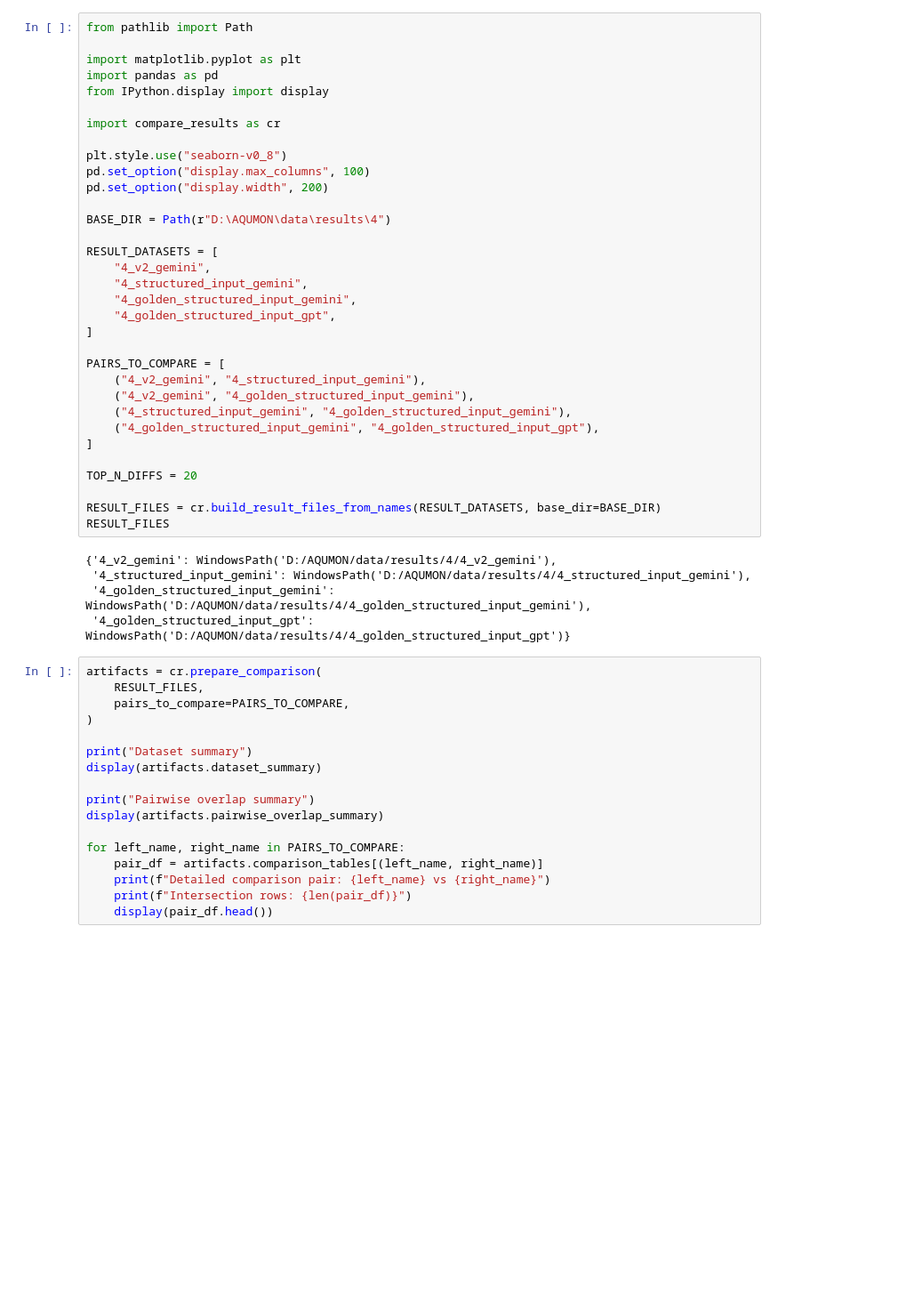
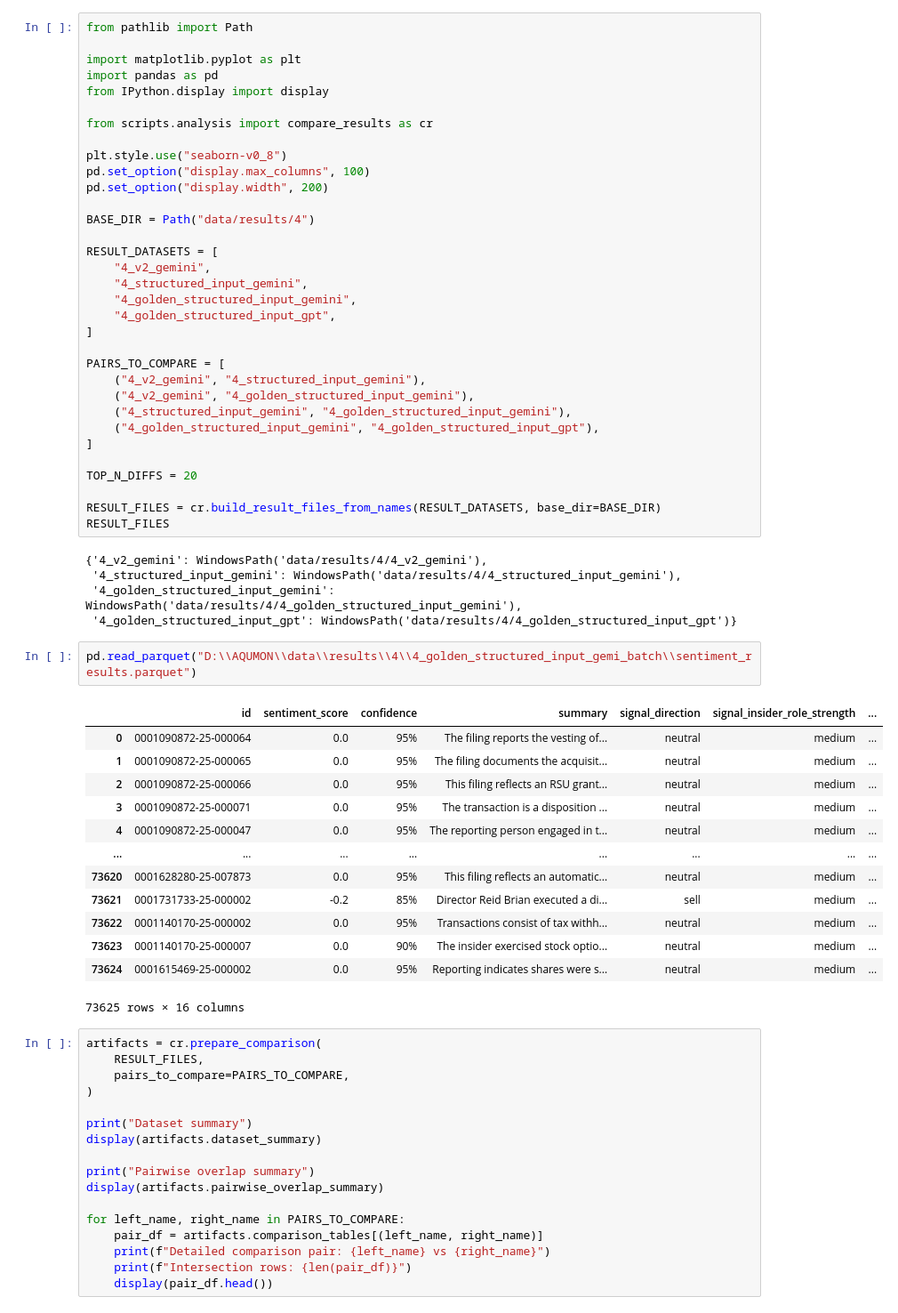
Before and after one commit to WuHaohai06/2026_aqumon_capstone_project, a Jupyter notebook: compare_result_test.ipynb, the cells around one changed output. Shown at 89% size. Cells and saved outputs as stored; diff of their text form; blank space fills up the shorter version.

```diff
--- a/compare_result_test.ipynb
+++ b/compare_result_test.ipynb
@@ -21,13 +21,13 @@ import matplotlib.pyplot as plt
 import pandas as pd
 from IPython.display import display
 
-import compare_results as cr
+from scripts.analysis import compare_results as cr
 
 plt.style.use("seaborn-v0_8")
 pd.set_option("display.max_columns", 100)
 pd.set_option("display.width", 200)
 
-BASE_DIR = Path(r"D:\AQUMON\data\results\4")
+BASE_DIR = Path("data/results/4")
 
 RESULT_DATASETS = [
     "4_v2_gemini",
@@ -48,10 +48,26 @@ TOP_N_DIFFS = 20
 RESULT_FILES = cr.build_result_files_from_names(RESULT_DATASETS, base_dir=BASE_DIR)
 RESULT_FILES
 # %% [output]
-{'4_v2_gemini': WindowsPath('D:/AQUMON/data/results/4/4_v2_gemini'),
- '4_structured_input_gemini': WindowsPath('D:/AQUMON/data/results/4/4_structured_input_gemini'),
- '4_golden_structured_input_gemini': WindowsPath('D:/AQUMON/data/results/4/4_golden_structured_input_gemini'),
- '4_golden_structured_input_gpt': WindowsPath('D:/AQUMON/data/results/4/4_golden_structured_input_gpt')}
+{'4_v2_gemini': WindowsPath('data/results/4/4_v2_gemini'),
+ '4_structured_input_gemini': WindowsPath('data/results/4/4_structured_input_gemini'),
+ '4_golden_structured_input_gemini': WindowsPath('data/results/4/4_golden_structured_input_gemini'),
+ '4_golden_structured_input_gpt': WindowsPath('data/results/4/4_golden_structured_input_gpt')}
+# %%
+pd.read_parquet("D:\\AQUMON\\data\\results\\4\\4_golden_structured_input_gemi_batch\\sentiment_results.parquet")
+# %% [output]
+|  | id | sentiment_score | confidence | summary | signal_direction | signal_insider_role_strength | ... |
+| 0 | 0001090872-25-000064 | 0.0 | 95% | The filing reports the vesting of... | neutral | medium | ... |
+| 1 | 0001090872-25-000065 | 0.0 | 95% | The filing documents the acquisit... | neutral | medium | ... |
+| 2 | 0001090872-25-000066 | 0.0 | 95% | This filing reflects an RSU grant... | neutral | medium | ... |
+| 3 | 0001090872-25-000071 | 0.0 | 95% | The transaction is a disposition ... | neutral | medium | ... |
+| 4 | 0001090872-25-000047 | 0.0 | 95% | The reporting person engaged in t... | neutral | medium | ... |
+| ... | ... | ... | ... | ... | ... | ... | ... |
+| 73620 | 0001628280-25-007873 | 0.0 | 95% | This filing reflects an automatic... | neutral | medium | ... |
+| 73621 | 0001731733-25-000002 | -0.2 | 85% | Director Reid Brian executed a di... | sell | medium | ... |
+| 73622 | 0001140170-25-000002 | 0.0 | 95% | Transactions consist of tax withh... | neutral | medium | ... |
+| 73623 | 0001140170-25-000007 | 0.0 | 90% | The insider exercised stock optio... | neutral | medium | ... |
+| 73624 | 0001615469-25-000002 | 0.0 | 95% | Reporting indicates shares were s... | neutral | medium | ... |
+73625 rows × 16 columns
 # %%
 artifacts = cr.prepare_comparison(
     RESULT_FILES,
```
Also changed, not shown: parts of 1 cell of this notebook, 31 other files.
